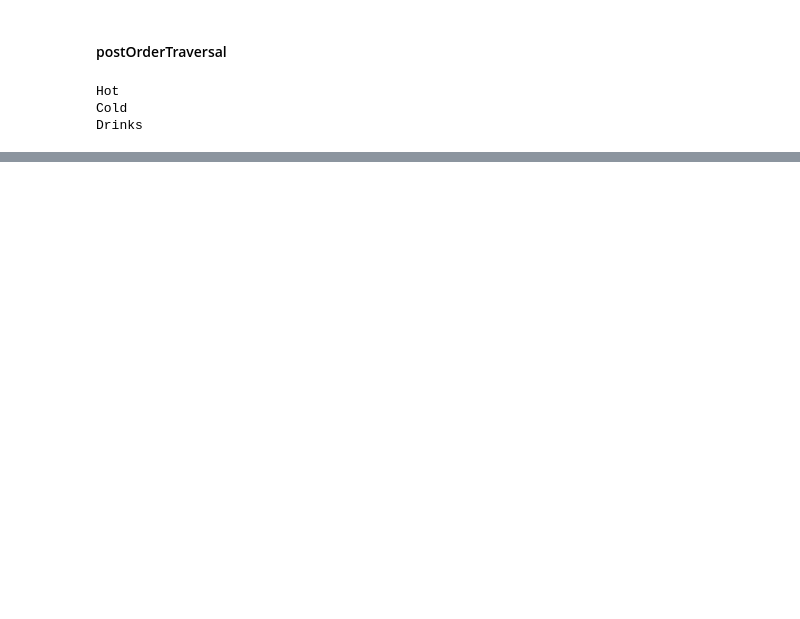
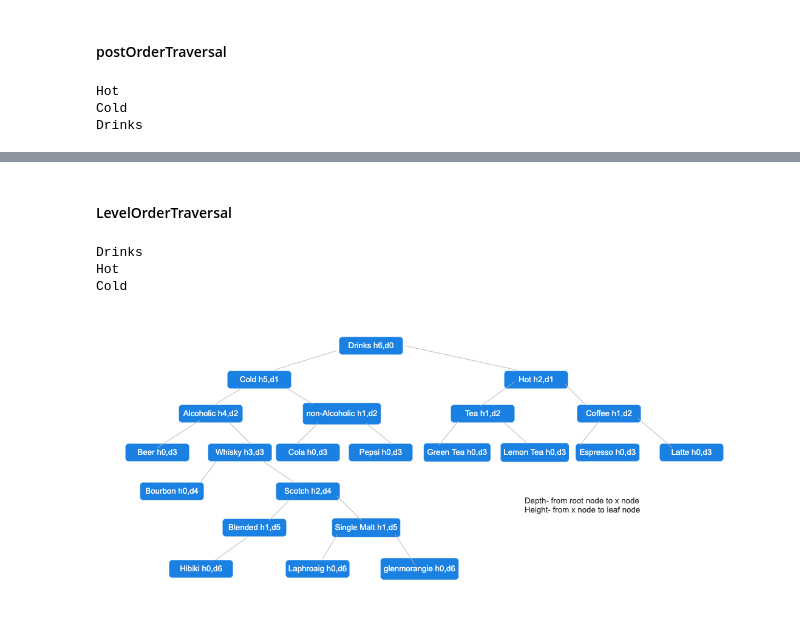
Before and after one commit to StackQ/Atlas, a Jupyter notebook: DSA/Binary_tree/Binary_Tree_v2.ipynb, the cells around one changed output, grey strips where cells are left out. Cells and saved outputs as stored; diff of their text form; code cells hidden in the pictures; blank space fills up the shorter version.

```diff
--- a/DSA/Binary_tree/Binary_Tree_v2.ipynb
+++ b/DSA/Binary_tree/Binary_Tree_v2.ipynb
@@ -263,0 +302,2 @@ Drinks
+# %% [markdown]
+#### LevelOrderTraversal
@@ -263,0 +375,11 @@ Drinks
+# %%
+levelOrderTraversl(btree)
+# %% [output]
+Drinks
+Hot
+Cold
+# %%
+from IPython.display import Image
+Image("/workspaces/Atlas/DSA/images/Tree/Drinks_btree.png")
+# %% [output]
+[figure, added]
```
Also changed, not shown: parts of 42 cells of this notebook, 2 other files.
